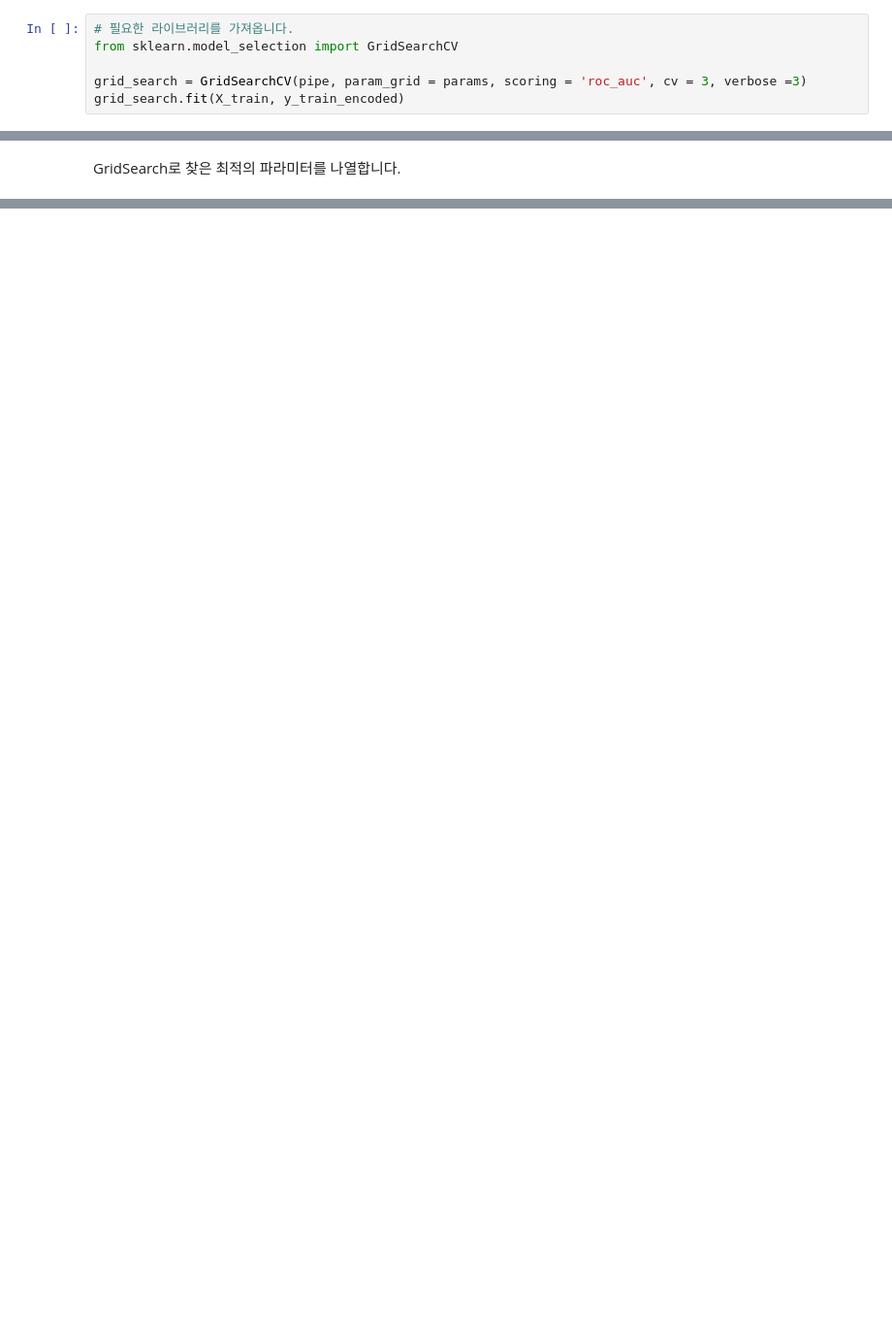
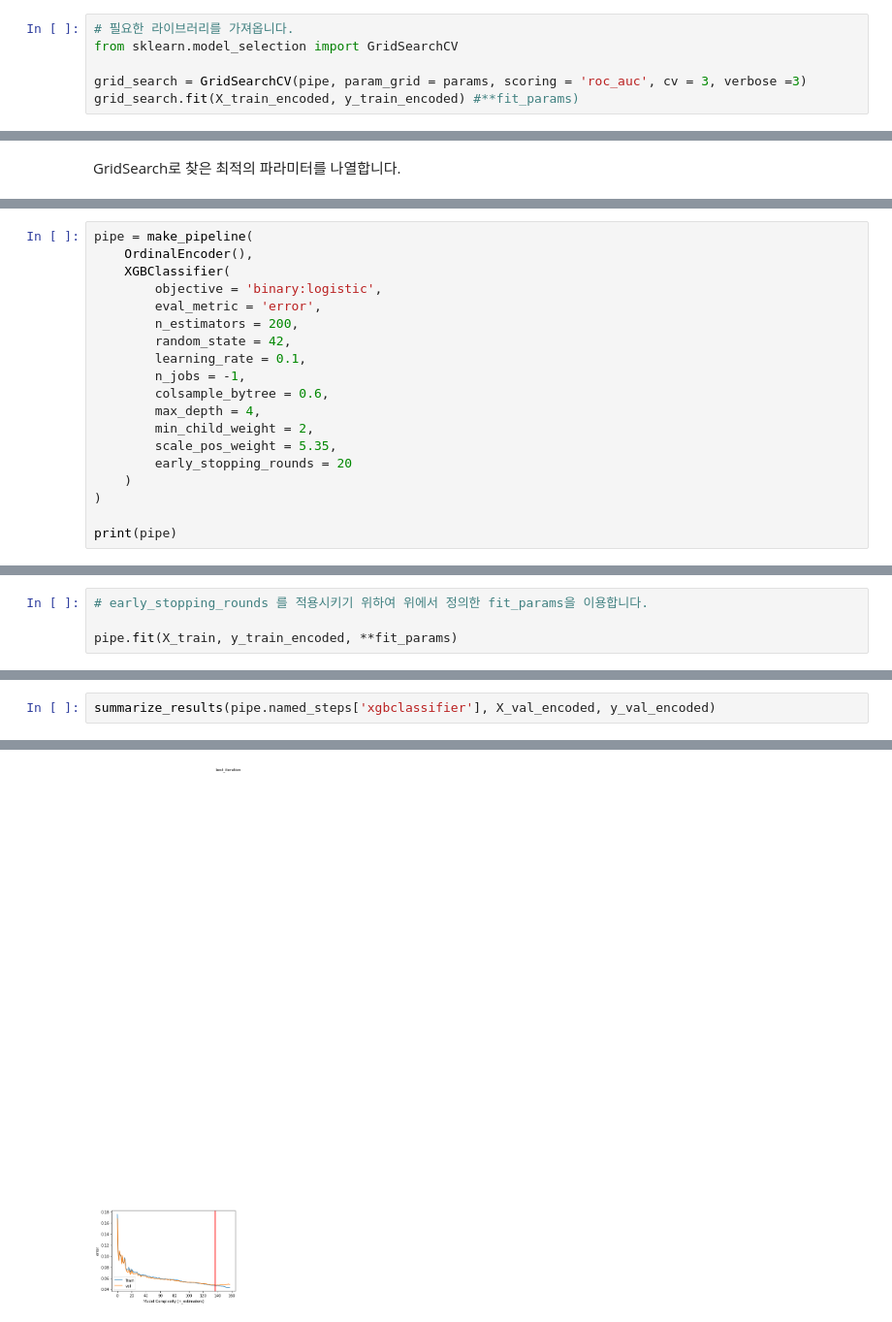
Before and after one commit to 00150/AI_07_JYP_Project_section_02, a Jupyter notebook: Classification_Used_car_modeling.ipynb, the cells around one changed output, grey strips where cells are left out. Shown at 97% size. Saved outputs shown, nothing was run; the diff lists cells and outputs as text; blank space fills up the shorter version.

```diff
--- a/Classification_Used_car_modeling.ipynb
+++ b/Classification_Used_car_modeling.ipynb
@@ -982,6 +985,6 @@ fitting 진행 : Exhaustive Grid Search 진행.
 from sklearn.model_selection import GridSearchCV
 
 grid_search = GridSearchCV(pipe, param_grid = params, scoring = 'roc_auc', cv = 3, verbose =3)
-grid_search.fit(X_train, y_train_encoded)
+grid_search.fit(X_train_encoded, y_train_encoded) #**fit_params)
 # %% [output]
 Fitting 3 folds for each of 108 candidates, totalling 324 fits
@@ -1030,0 +1064,19 @@ print('최적 AUC', grid_search.best_score_)
+# %%
+pipe = make_pipeline(
+    OrdinalEncoder(),
+    XGBClassifier(
+        objective = 'binary:logistic',
+        eval_metric = 'error',
+        n_estimators = 200,
+        random_state = 42,
+        learning_rate = 0.1,
+        n_jobs = -1,
+        colsample_bytree = 0.6,
+        max_depth = 4,
+        min_child_weight = 2,
+        scale_pos_weight = 5.35,
+        early_stopping_rounds = 20
+    )
+)
+
+print(pipe)
@@ -1030,0 +1100,4 @@ print('최적 AUC', grid_search.best_score_)
+# %%
+# early_stopping_rounds 를 적용시키기 위하여 위에서 정의한 fit_params을 이용합니다.
+
+pipe.fit(X_train, y_train_encoded, **fit_params)
@@ -1030,0 +1143,3 @@ print('최적 AUC', grid_search.best_score_)
+# %%
+summarize_results(pipe.named_steps['xgbclassifier'], X_val_encoded, y_val_encoded)
+# %% [output]
@@ -1030,0 +1160 @@ print('최적 AUC', grid_search.best_score_)
+[figure, added]
```
Also changed, not shown: parts of 14 cells of this notebook.
